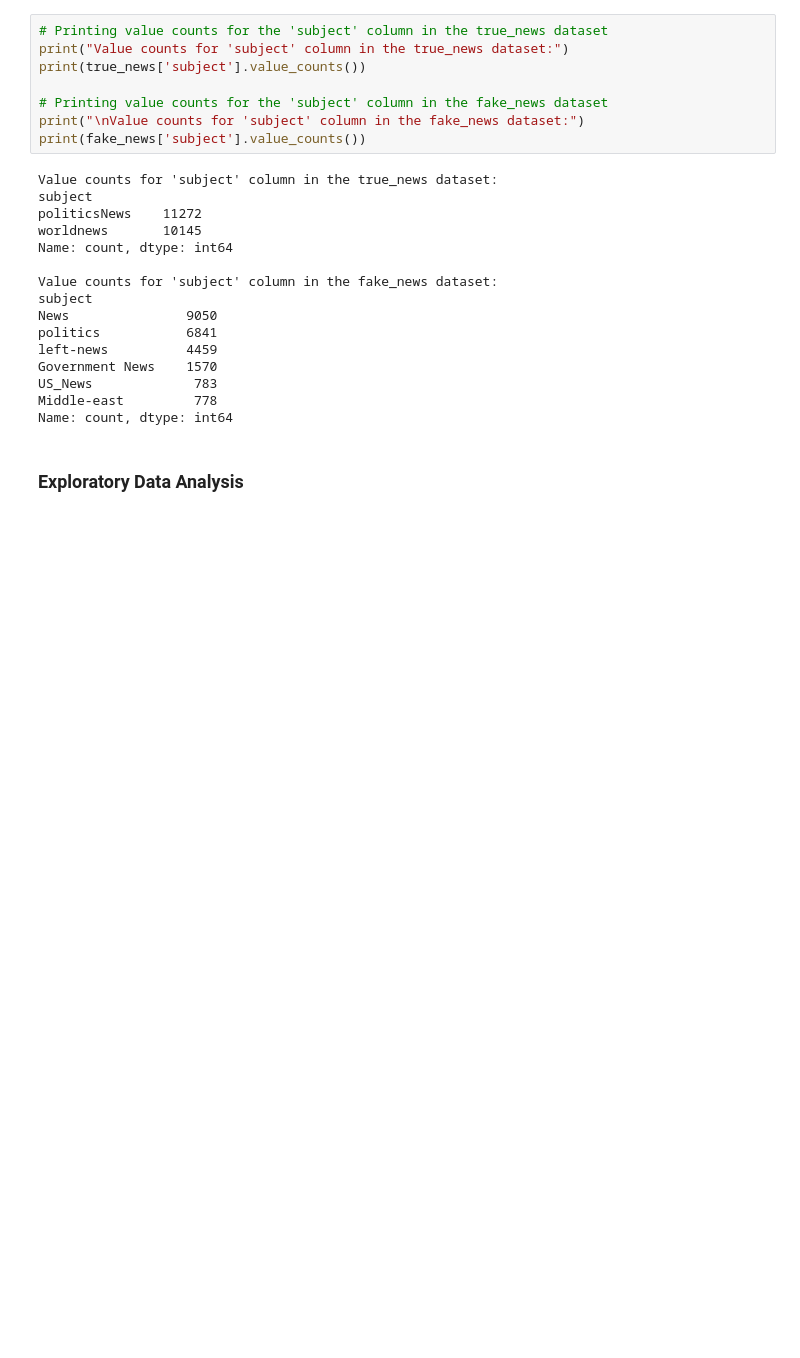
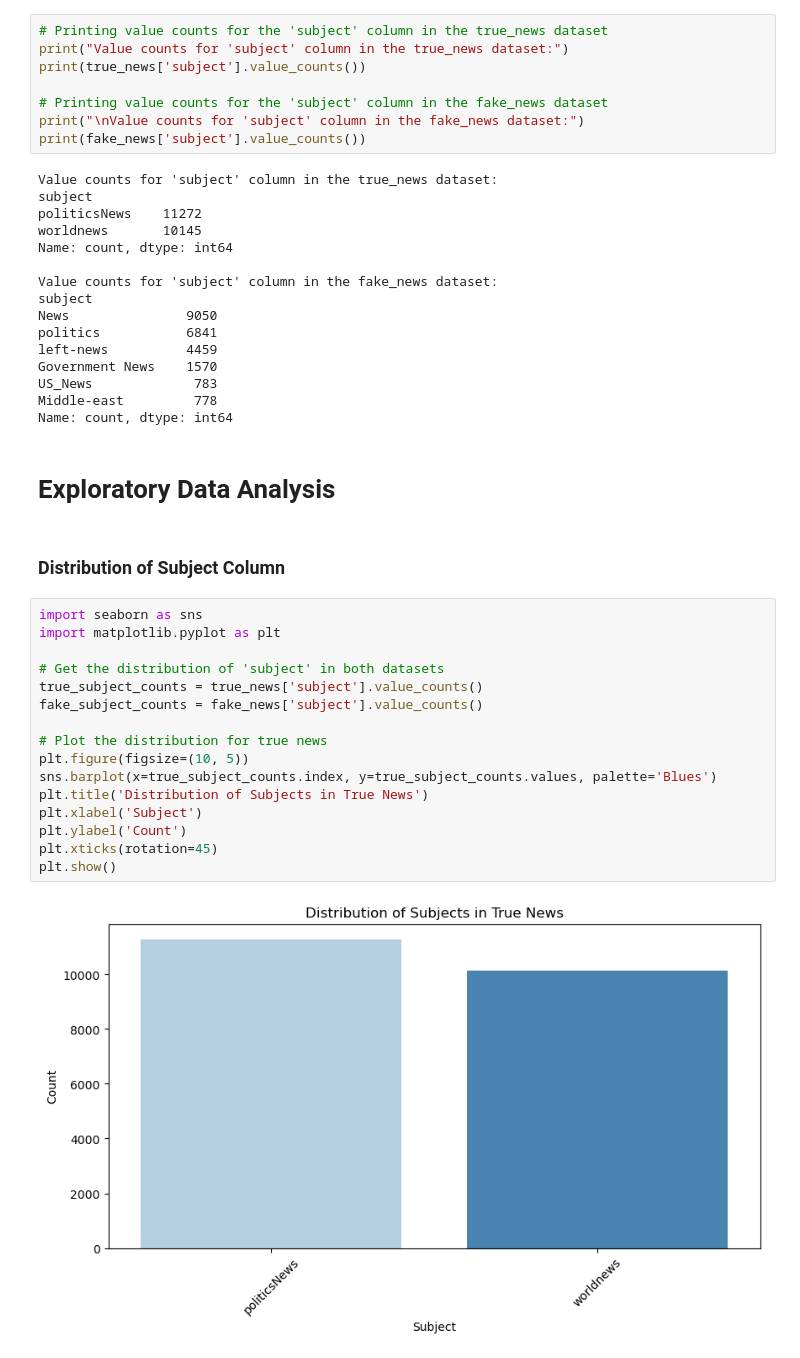
Before and after one commit to idatonui/Fake-News-Prediction, a Jupyter notebook: Fake News Prediction Notebook.ipynb, the cells around one changed output. Cells and saved outputs as stored; diff of their text form; blank space fills up the shorter version.

Commit message:
Data Cleaning & EDA

```diff
--- a/Fake News Prediction Notebook.ipynb
+++ b/Fake News Prediction Notebook.ipynb
@@ -220,4 +220,24 @@ US_News             783
 Middle-east         778
 Name: count, dtype: int64
 # %% [markdown]
-### Exploratory Data Analysis
+# Exploratory Data Analysis
+# %% [markdown]
+### Distribution of Subject Column
+# %%
+import seaborn as sns
+import matplotlib.pyplot as plt
+
+# Get the distribution of 'subject' in both datasets
+true_subject_counts = true_news['subject'].value_counts()
+fake_subject_counts = fake_news['subject'].value_counts()
+
+# Plot the distribution for true news
+plt.figure(figsize=(10, 5))
+sns.barplot(x=true_subject_counts.index, y=true_subject_counts.values, palette='Blues')
+plt.title('Distribution of Subjects in True News')
+plt.xlabel('Subject')
+plt.ylabel('Count')
+plt.xticks(rotation=45)
+plt.show()
+# %% [output]
+[figure, added]
```
Also changed, not shown: parts of 22 cells of this notebook.
